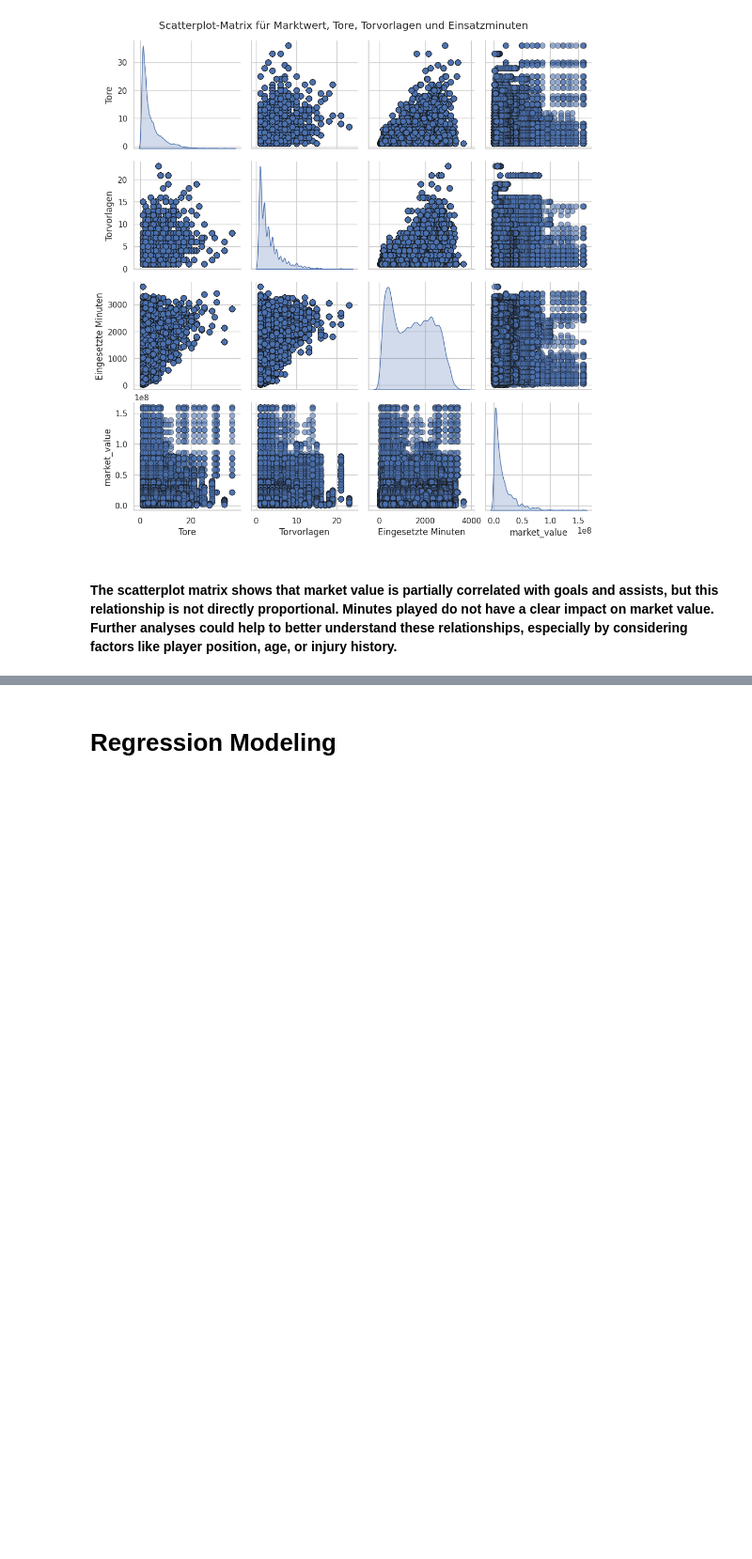
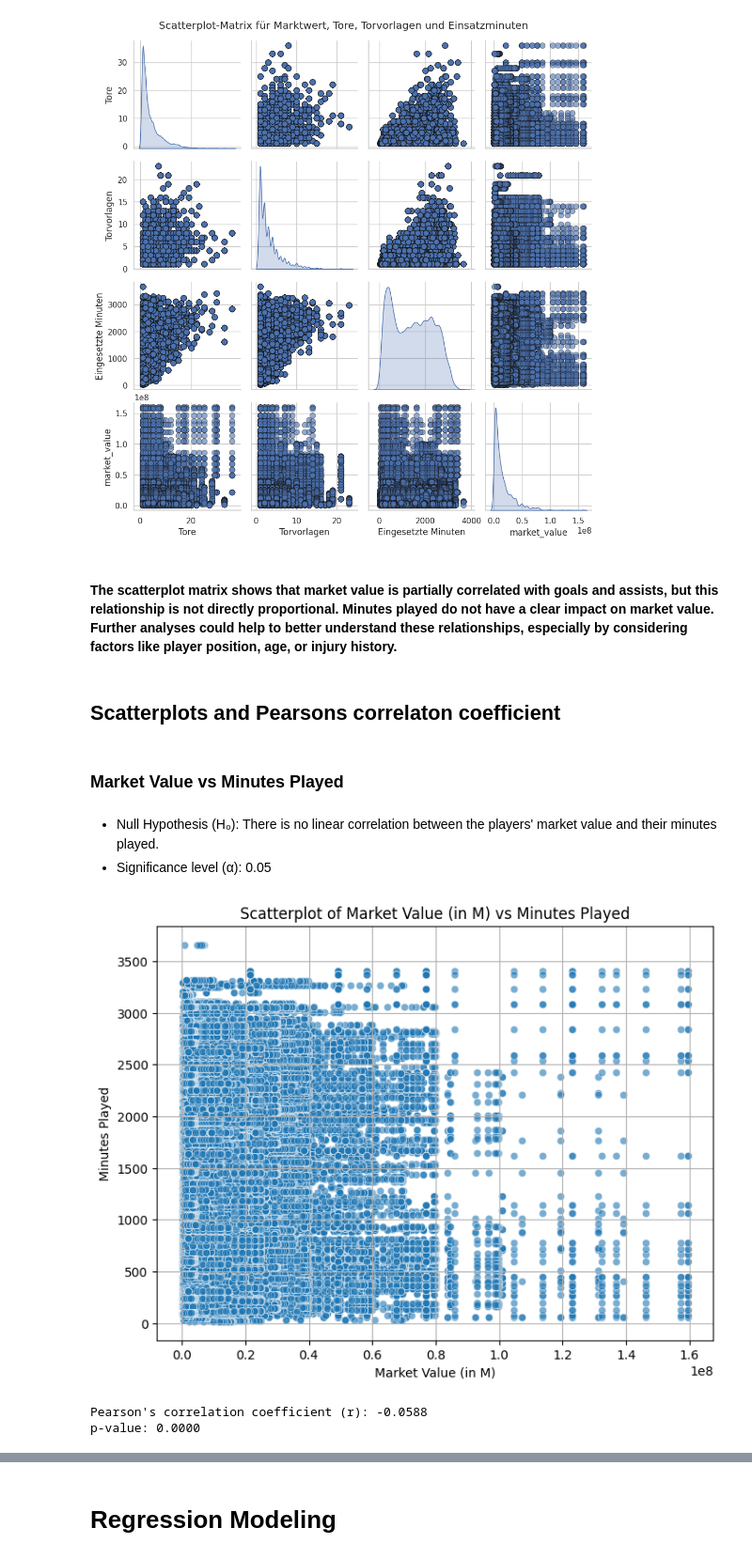
Before and after one commit to loretyan/ProjectDataAnalytics, a Jupyter notebook: Bundesliga.ipynb, the cells around one changed output, grey strips where cells are left out. Shown at 94% size. Cells and saved outputs as stored; diff of their text form; code cells hidden in the pictures; blank space fills up the shorter version.

Commit message:
scatterplot

```diff
--- a/Bundesliga.ipynb
+++ b/Bundesliga.ipynb
@@ -1121,3 +1121,28 @@ plt.show()
 [figure]
 # %% [markdown]
 #### The scatterplot matrix shows that market value is partially correlated with goals and assists, but this relationship is not directly proportional. Minutes played do not have a clear impact on market value. Further analyses could help to better understand these relationships, especially by considering factors like player position, age, or injury history.
+# %% [markdown]
+## Scatterplots and Pearsons correlaton coefficient
+# %% [markdown]
+### Market Value vs Minutes Played
+# %% [markdown]
+- Null Hypothesis (H₀): There is no linear correlation between the players' market value and their minutes played.
+- Significance level (α): 0.05
+# %%
+plt.figure(figsize=(8, 6))
+sns.scatterplot(x=filtered_df['market_value'], y=filtered_df['Eingesetzte Minuten'], alpha=0.6)
+plt.xlabel("Market Value (in M)")
+plt.ylabel("Minutes Played")
+plt.title("Scatterplot of Market Value (in M) vs Minutes Played")
+plt.grid(True)
+plt.show()
+# %% [output]
+[figure, added]
+# %%
+res = pearsonr(filtered_df['market_value'], filtered_df['Eingesetzte Minuten'])
+
+print(f"Pearson's correlation coefficient (r): {res[0]:.4f}")
+print(f"p-value: {res[1]:.4f}")
+# %% [output]
+Pearson's correlation coefficient (r): -0.0588
+p-value: 0.0000
```
Also changed, not shown: parts of 15 cells of this notebook.
